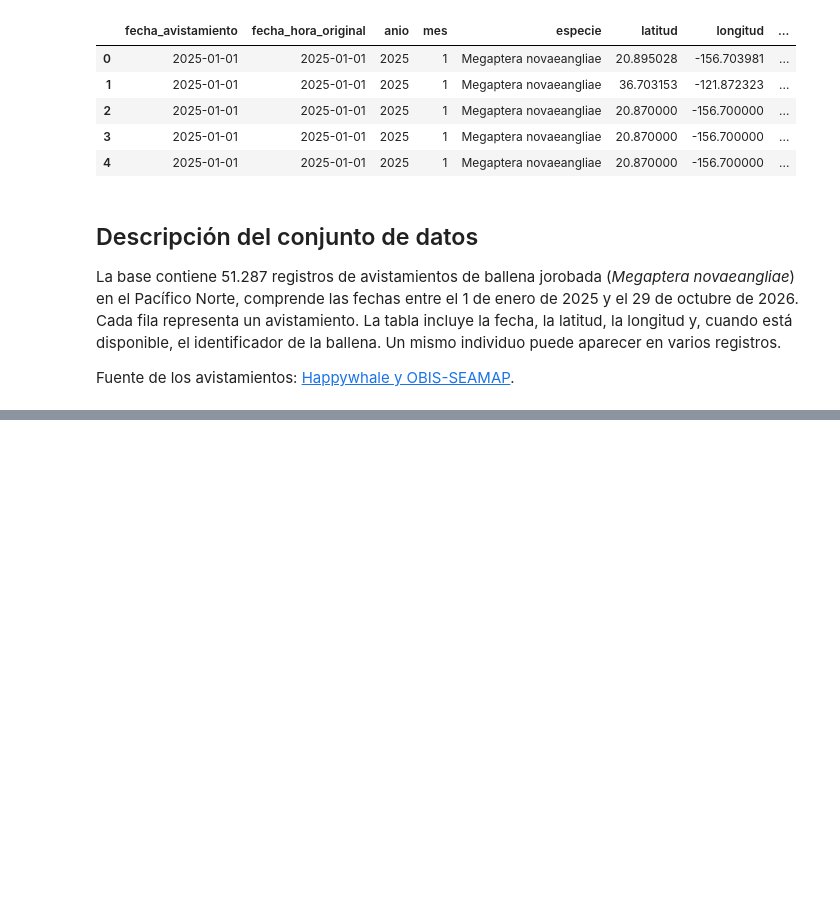
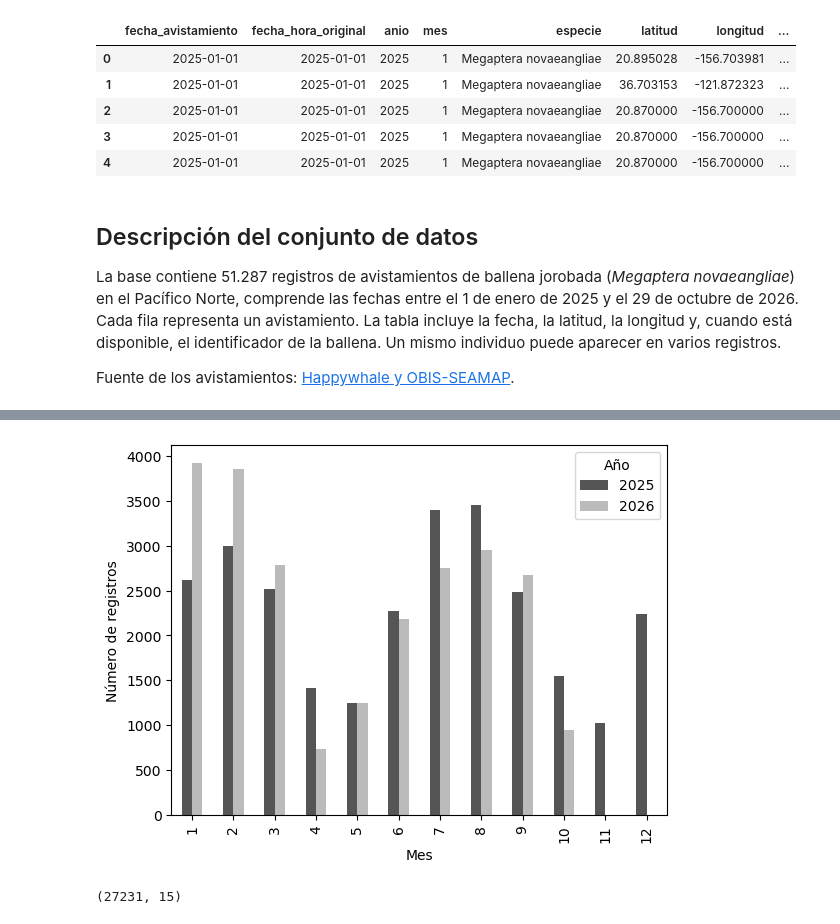
Before and after one commit to Intercoonecta/avistamiento-de-ballena-jorbada, a Jupyter notebook: actividad 1_ ballena jorobada.ipynb, the cells around one changed output, grey strips where cells are left out. Drawn from its saved outputs; the diff is of its cells as text; code cells hidden in the pictures; blank space fills up the shorter version.

```diff
--- a/actividad 1_ ballena jorobada.ipynb
+++ b/actividad 1_ ballena jorobada.ipynb
@@ -23,0 +75,9 @@ Fuente de los avistamientos: [Happywhale y OBIS-SEAMAP](https://doi.org/10.82144
+# %%
+import matplotlib.pyplot as plt
+ax = registros_mes.plot(kind="bar", color=["#555555", "#BBBBBB"])
+ax.legend(title="Año")
+ax.set_xlabel("Mes")
+ax.set_ylabel("Número de registros")
+plt.show()
+# %% [output]
+[figure, added]
@@ -23,0 +90,4 @@ Fuente de los avistamientos: [Happywhale y OBIS-SEAMAP](https://doi.org/10.82144
+# %%
+ballenas_2025.shape
+# %% [output]
+(27231, 15)
```
Also changed, not shown: parts of 10 cells of this notebook.
